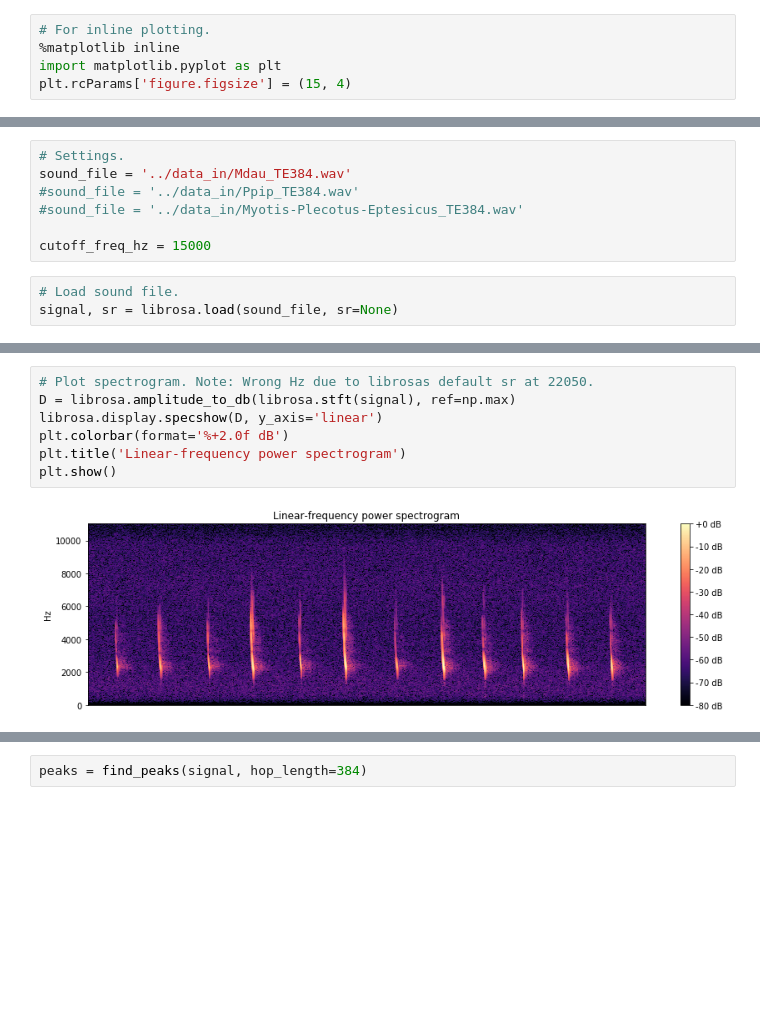
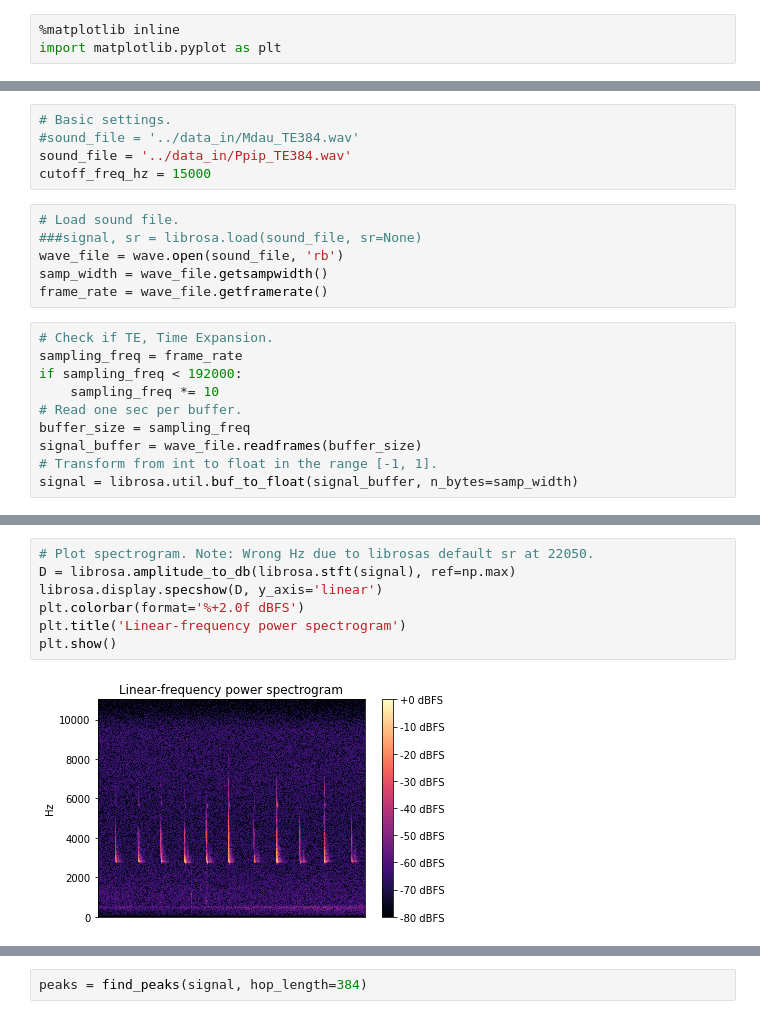
Before and after one commit to cloudedbats/cloudedbats_dsp, a Jupyter notebook: notebooks/experimental/zero_crossing_in_frequency_domain.ipynb, the cells around one changed output, grey strips where cells are left out. Saved outputs shown, nothing was run; the diff lists cells and outputs as text; blank space fills up the shorter version.

```diff
--- a/notebooks/experimental/zero_crossing_in_frequency_domain.ipynb
+++ b/notebooks/experimental/zero_crossing_in_frequency_domain.ipynb
@@ -14,8 +15,6 @@ Basic ideas:
 # %%
-# For inline plotting.
 %matplotlib inline
 import matplotlib.pyplot as plt
-plt.rcParams['figure.figsize'] = (15, 4)
 # %%
 # Math and sound processing.
 import numpy as np
@@ -36,11 +30,22 @@ Loading BokehJS ...
 # %%
-# Settings.
-sound_file = '../data_in/Mdau_TE384.wav'
-#sound_file = '../data_in/Ppip_TE384.wav'
-#sound_file = '../data_in/Myotis-Plecotus-Eptesicus_TE384.wav'
-
+# Basic settings.
+#sound_file = '../data_in/Mdau_TE384.wav'
+sound_file = '../data_in/Ppip_TE384.wav'
 cutoff_freq_hz = 15000
 # %%
 # Load sound file.
-signal, sr = librosa.load(sound_file, sr=None)
+###signal, sr = librosa.load(sound_file, sr=None)
+wave_file = wave.open(sound_file, 'rb')
+samp_width = wave_file.getsampwidth()
+frame_rate = wave_file.getframerate()
+# %%
+# Check if TE, Time Expansion.
+sampling_freq = frame_rate
+if sampling_freq < 192000:
+    sampling_freq *= 10
+# Read one sec per buffer.
+buffer_size = sampling_freq
+signal_buffer = wave_file.readframes(buffer_size)
+# Transform from int to float in the range [-1, 1].
+signal = librosa.util.buf_to_float(signal_buffer, n_bytes=samp_width)
 # %%
@@ -77,9 +68,9 @@ plt.show()
 # %%
 # Plot spectrogram. Note: Wrong Hz due to librosas default sr at 22050.
 D = librosa.amplitude_to_db(librosa.stft(signal), ref=np.max)
 librosa.display.specshow(D, y_axis='linear')
-plt.colorbar(format='%+2.0f dB')
+plt.colorbar(format='%+2.0f dBFS')
 plt.title('Linear-frequency power spectrogram')
 plt.show()
 # %% [output]
-[figure, old version]
+[figure, new version]
```
Also changed, not shown: parts of 30 cells of this notebook, 2 other files.
